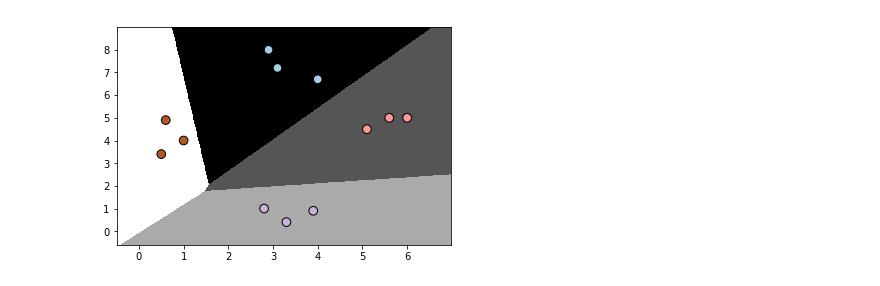
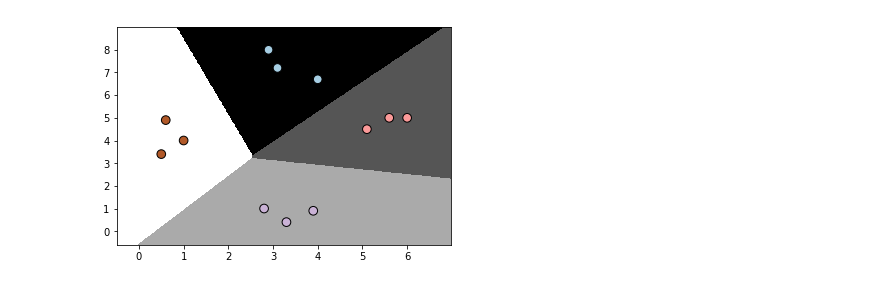
Before and after one commit to gucheng0712/MyJupyterNotebook, a Jupyter notebook: LogisticRegressionClassifier.ipynb, the cells around one changed output. Cells and saved outputs as stored; diff of their text form; code cells hidden in the pictures.

```diff
--- a/LogisticRegressionClassifier.ipynb
+++ b/LogisticRegressionClassifier.ipynb
@@ -67,34 +67,34 @@ def visualize_classifier(classifier, x,y):
 
     #plt.show() # only don't call in jupyter
 
 '''=============================Main================================='''
 
 
 # Define sample input data
 x = np.array([[3.1, 7.2],
               [4, 6.7],
               [2.9, 8],
               [5.1, 4.5],
               [6, 5],
               [5.6, 5],
               [3.3, 0.4],
               [3.9, 0.9],
               [2.8, 1],
               [0.5, 3.4],
               [1, 4],
               [0.6, 4.9]])
 
 y = np.array([0, 0, 0, 1, 1, 1, 2, 2, 2, 3, 3, 3])
 
 # Create the logistic regression classifier
-classifier = linear_model.LogisticRegression(solver='liblinear', C=1)
-#classifier = linear_model.LogisticRegression
-(solver='liblinear', C=100)
+
+#classifier = linear_model.LogisticRegression(solver='liblinear', C=1)
+classifier = linear_model.LogisticRegression(solver='liblinear', C=100)
 
 # Train the classifier
 classifier.fit(x, y)
 
 # Visualize the performance of the classifier
 visualize_classifier(classifier, x, y)
 # %% [output]
-[figure, old version]
+[figure, new version]
```
Also changed, not shown: 1 other file.
